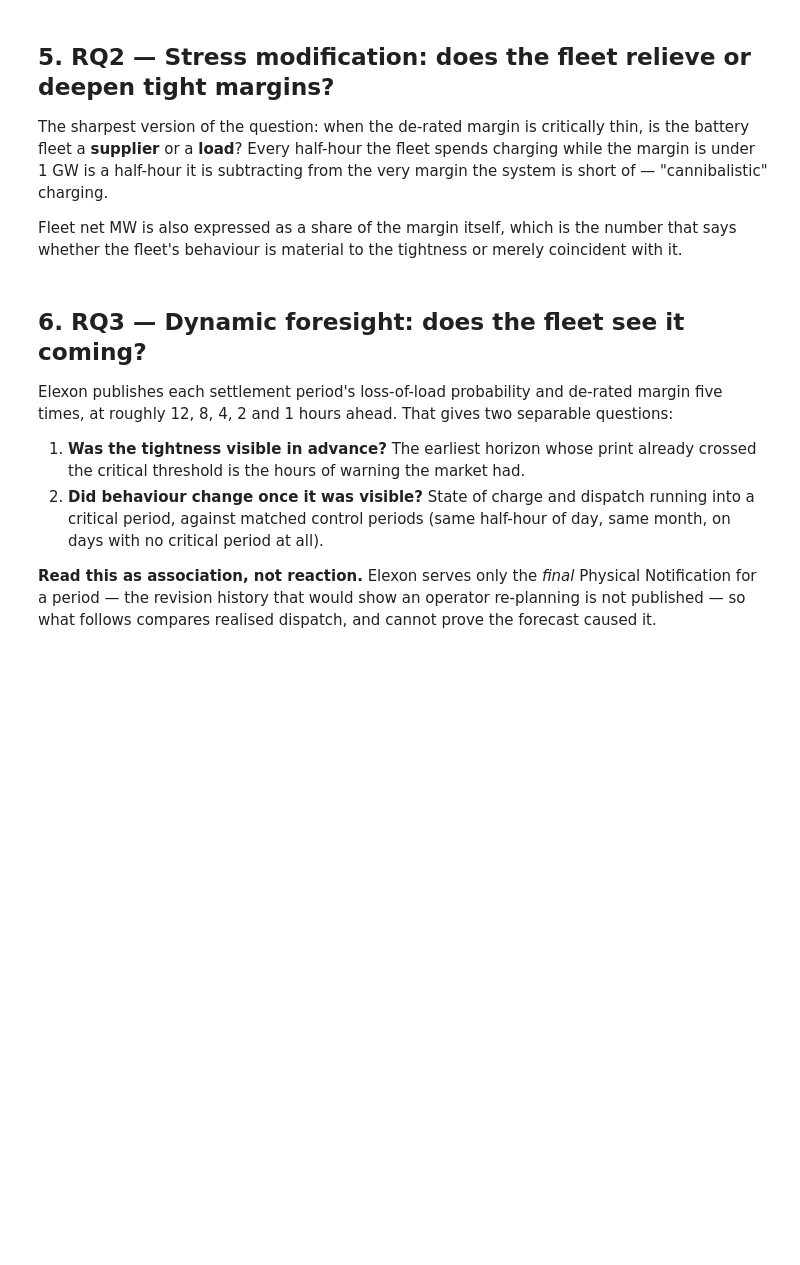
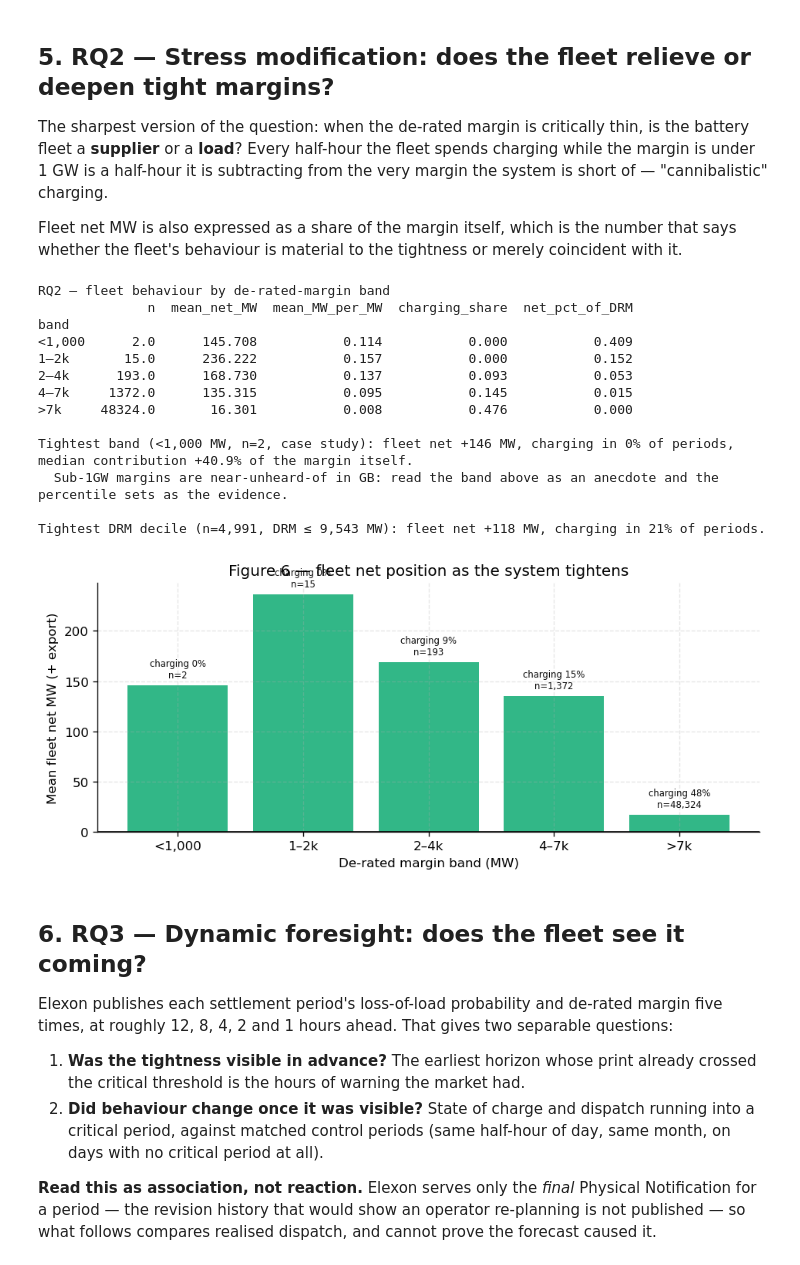
Before and after one commit to shaw029/power-trading, a Jupyter notebook: notebooks/05_stress_response_study.ipynb, the cells around one changed output. Cells and saved outputs as stored; diff of their text form; code cells hidden in the pictures; blank space fills up the shorter version.

```diff
--- a/notebooks/05_stress_response_study.ipynb
+++ b/notebooks/05_stress_response_study.ipynb
@@ -636,40 +792,65 @@ else:
             "n": len(g),
             "mean_net_MW": g["net"].mean(),
             "mean_MW_per_MW": g["norm"].mean(),
             "charging_share": (g["net"] < 0).mean(),
             "net_pct_of_DRM": (g["net"] / g["drm"]).median(),
         }), include_groups=False)
     print("RQ2 — fleet behaviour by de-rated-margin band")
     print(rq2.round(3).to_string())
 
-    tightest = rq2.iloc[0]
-    if tightest["n"] > 0:
-        print(f"\nTightest band (<1,000 MW, n={int(tightest['n'])}): fleet net "
-              f"{tightest['mean_net_MW']:+,.0f} MW on average, charging in "
-              f"{tightest['charging_share']:.0%} of periods, median contribution "
-              f"{tightest['net_pct_of_DRM']:+.1%} of the margin itself.")
+    tight_band = rq2.iloc[0]
+    if tight_band["n"] == 0:
+        skip("no period with DRM < 1,000 MW — the tightest band is empty in this window")
     else:
-        skip("no period with DRM < 1,000 MW — the tightest band is empty in this window")
+        kind = "case study" if tight_band["n"] < MIN_N_DIST else "distribution"
+        print(f"\nTightest band (<1,000 MW, n={int(tight_band['n'])}, {kind}): fleet net "
+              f"{tight_band['mean_net_MW']:+,.0f} MW, charging in "
+              f"{tight_band['charging_share']:.0%} of periods, median contribution "
+              f"{tight_band['net_pct_of_DRM']:+.1%} of the margin itself.")
+        if tight_band["n"] < MIN_N_DIST:
+            print("  Sub-1GW margins are near-unheard-of in GB: read the band above as an "
+                  "anecdote and the percentile sets as the evidence.")
+        band_df["decile"] = pd.qcut(band_df["drm"], 10, labels=False, duplicates="drop")
+        tightest_decile = band_df[band_df["decile"] == 0]
+        print(f"\nTightest DRM decile (n={len(tightest_decile):,}, DRM ≤ "
+              f"{tightest_decile['drm'].max():,.0f} MW): fleet net "
+              f"{tightest_decile['net'].mean():+,.0f} MW, charging in "
+              f"{(tightest_decile['net'] < 0).mean():.0%} of periods.")
 
     plot = rq2[rq2["n"] > 0]
     if len(plot):
         fig, ax = plt.subplots(figsize=(8, 3.6))
         colours = [C["discharge"] if v >= 0 else C["charge"] for v in plot["mean_net_MW"]]
         bars = ax.bar(range(len(plot)), plot["mean_net_MW"].values, color=colours, alpha=0.9)
         for i, (_, row) in enumerate(plot.iterrows()):
             ax.annotate(f"charging {row['charging_share']:.0%}\nn={int(row['n']):,}",
                         (i, row["mean_net_MW"]), textcoords="offset points",
                         xytext=(0, 6 if row["mean_net_MW"] >= 0 else -22),
                         ha="center", fontsize=7, color=C["ink"])
         ax.axhline(0, color=C["ink"], lw=1)
         ax.set_xticks(range(len(plot)))
         ax.set_xticklabels(plot.index.astype(str))
         ax.set_xlabel("De-rated margin band (MW)")
         ax.set_ylabel("Mean fleet net MW (+ export)")
         ax.yaxis.set_major_formatter(mticker.StrMethodFormatter("{x:,.0f}"))
         ax.set_title("Figure 6 — fleet net position as the system tightens")
         plt.tight_layout()
         plt.show()
+# %% [output]
+RQ2 — fleet behaviour by de-rated-margin band
+              n  mean_net_MW  mean_MW_per_MW  charging_share  net_pct_of_DRM
+band
+<1,000      2.0      145.708           0.114           0.000           0.409
+1–2k       15.0      236.222           0.157           0.000           0.152
+2–4k      193.0      168.730           0.137           0.093           0.053
+4–7k     1372.0      135.315           0.095           0.145           0.015
+>7k     48324.0       16.301           0.008           0.476           0.000
+
+Tightest band (<1,000 MW, n=2, case study): fleet net +146 MW, charging in 0% of periods, median contribution +40.9% of the margin itself.
+  Sub-1GW margins are near-unheard-of in GB: read the band above as an anecdote and the percentile sets as the evidence.
+
+Tightest DRM decile (n=4,991, DRM ≤ 9,543 MW): fleet net +118 MW, charging in 21% of periods.
+[figure, added]
 # %% [markdown]
 ## 6. RQ3 — Dynamic foresight: does the fleet see it coming?
 
```
Also changed, not shown: parts of 15 cells of this notebook, 1 other file.
